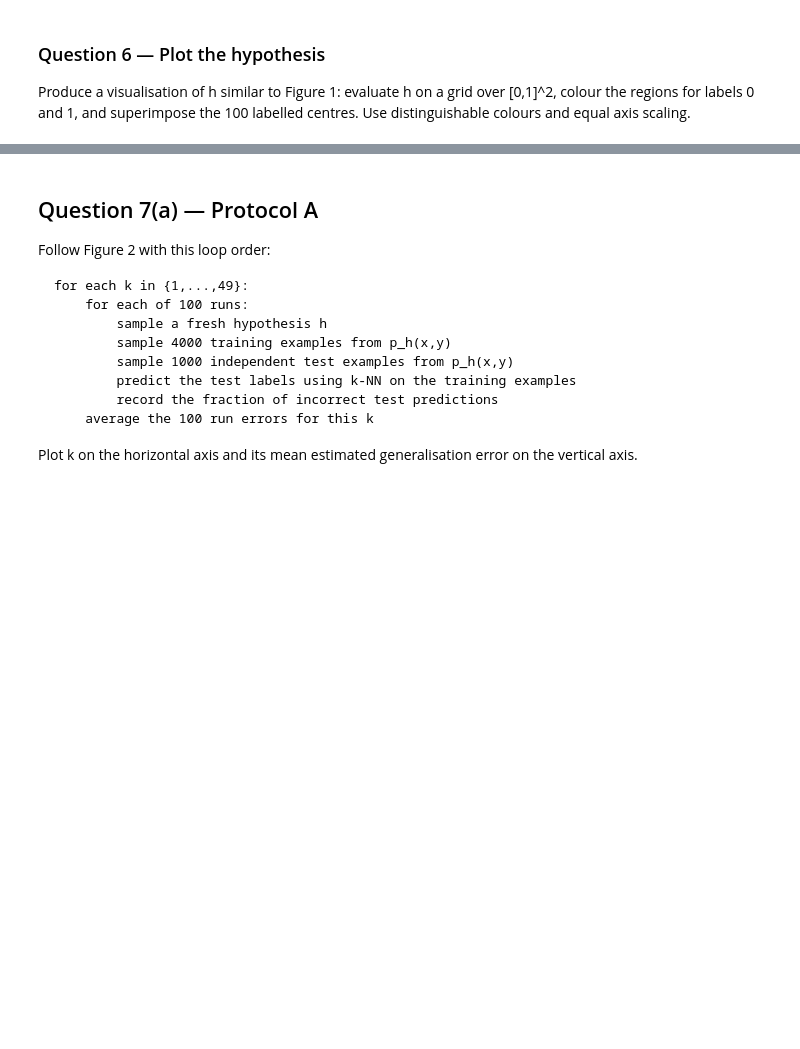
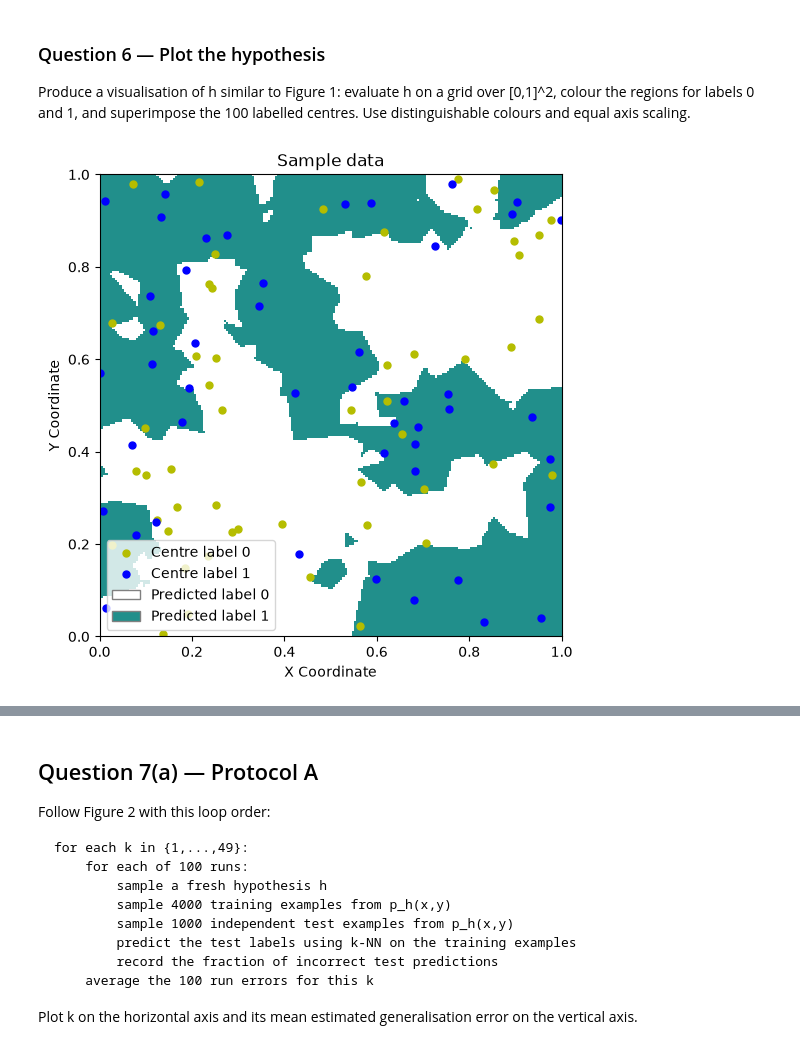
Before and after one commit to juanpablob11/comp0078-cw1-2026-27, a Jupyter notebook: notebooks/03_part2_q06_q08_knn.ipynb, the cells around one changed output, grey strips where cells are left out. Saved outputs shown, nothing was run; the diff lists cells and outputs as text; code cells hidden in the pictures; blank space fills up the shorter version.

Commit message:
Implement Question 6 KNN visualisation and clarify plot legend

```diff
--- a/notebooks/03_part2_q06_q08_knn.ipynb
+++ b/notebooks/03_part2_q06_q08_knn.ipynb
@@ -16,0 +93,6 @@ Define h(x) as the majority label among the three nearest centres. This nearest-
+# %%
+# Toy example to test the shared KNN implementation
+query_point = np.array([0.7, 0.65])
+k = 3
+predicted_label = knn_predict(centres, labels, query_point, k)
+print(f"Predicted label for query point {query_point} with k={k}: {predicted_label}")
@@ -18,6 +106,99 @@ Define h(x) as the majority label among the three nearest centres. This nearest-
 ### Question 6 — Plot the hypothesis
 
 Produce a visualisation of h similar to Figure 1: evaluate h on a grid over [0,1]^2, colour the regions for labels 0 and 1, and superimpose the 100 labelled centres. Use distinguishable colours and equal axis scaling.
+# %%
+from matplotlib.patches import Patch
+
+# 0. Create a 100 x 2 array of centres and a 1D array of 100 labels.
+centres = np.random.uniform(0, 1, size=(100, 2))
+labels = np.random.randint(0, 2, size=100)
+
+# 1. Create a 200 x 200 grid over [0, 1]^2.
+temporal_grid = np.linspace(0, 1, 200) # first param is the lower bound, second param is the upper bound,
+                                       # third param is the number of points
+                                       # Both endpoints are included; shape is (200,).
+# For example if we had temporal_grid = np.linspace(0, 1, 3), we would get the following array:
+# array([0. , 0.5, 1. ])
+
+xx, yy = np.meshgrid(temporal_grid, temporal_grid) # first param is the x-coordinates, second param is the
+                                               # y-coordinates
+# Continuing the example, np.meshgrid(temporal_grid, temporal_grid) would give us the following two 2D arrays:
+# xx = array([[0. , 0.5, 1.  ],
+#              [0. , 0.5, 1.  ],
+#              [0. , 0.5, 1.  ]])
+# yy = array([[0. , 0. , 0.  ],
+#              [0.5, 0.5, 0.5],
+#              [1. , 1. , 1.  ]])
+
+grid_points = np.column_stack((xx.ravel(), yy.ravel())) # .ravel() flattens the 2D arrays into 1D arrays,
+                                                      # and np.column_stack combines them into a 2D array of shape (40000, 2).
+# Following the example, .ravel() would give us:
+# xx.ravel() = array([0. , 0.5, 1. , 0. , 0.5, 1. , 0. , 0.5, 1. ])
+# yy.ravel() = array([0. , 0. , 0. , 0.5, 0.5, 0.5, 1. , 1. , 1. ])
+# And np.column_stack would give us:
+# grid_points = array([[0. , 0. ],
+#                      [0.5, 0. ],
+#                      [1. , 0. ],
+#                      [0. , 0.5],
+#                      [0.5, 0.5],
+#                      [1. , 0.5],
+#                      [0. , 1. ],
+#                      [0.5, 1. ],
+#                      [1. , 1. ]])
+
+# 2. Predict each grid point using the three nearest centres.
+predictions = []
+for point in grid_points:
+    # Silence debug output while evaluating all 40,000 grid points.
+    predicted_label = knn_predict(centres, labels, point, 3, verbose=False)
+    predictions.append(predicted_label)
+
+# 3. Arrange the predictions to match the grid.
+# Previously, we flattened the grid into a 1D array to make predictions.
+# Now, we need to reshape the predictions back into a 2D array of shape (200, 200) to match the original grid shape.
+# For our example, prediction_grid would look like this:
+# prediction_grid = array([[0, 0, 1],
+#                          [0, 1, 1],
+#                          [1, 1, 1]])
+# Assuming the predictions were made in the order of the flattened grid points.
+prediction_grid = np.array(predictions).reshape(xx.shape)
+
+# 4. Draw the background: white for 0, turquoise for 1.
+background_colours = ListedColormap(["white", "#218f8b"])
+plt.figure(figsize=(6, 6))
+plt.pcolormesh(
+    xx, yy, prediction_grid,
+    cmap=background_colours,
+    vmin=0,
+    vmax=1,
+    shading="nearest"
+)
+
+# 5. Draw the labelled centres on top of the prediction regions.
+plt.scatter(
+    centres[labels == 0, 0], centres[labels == 0, 1],
+    color="#b5bd00", label="Centre label 0", s=25
+)
+plt.scatter(
+    centres[labels == 1, 0], centres[labels == 1, 1],
+    color="blue", label="Centre label 1", s=25
+)
+plt.title("Sample data")
+plt.xlabel("X Coordinate")
+plt.ylabel("Y Coordinate")
+plt.xlim(0, 1)
+plt.ylim(0, 1)
+plt.gca().set_aspect("equal")
+# Explain both the centre markers and the background prediction colours.
+handles, _ = plt.gca().get_legend_handles_labels()
+handles.extend([
+    Patch(facecolor=background_colours(0), edgecolor="grey", label="Predicted label 0"),
+    Patch(facecolor=background_colours(1), edgecolor="grey", label="Predicted label 1"),
+])
+plt.legend(handles=handles)
+plt.show()
+# %% [output]
+[figure, added]
 # %% [markdown]
 ## Questions 7–8 — Noisy data and k-NN
 
```
Also changed, not shown: parts of 7 cells of this notebook.
